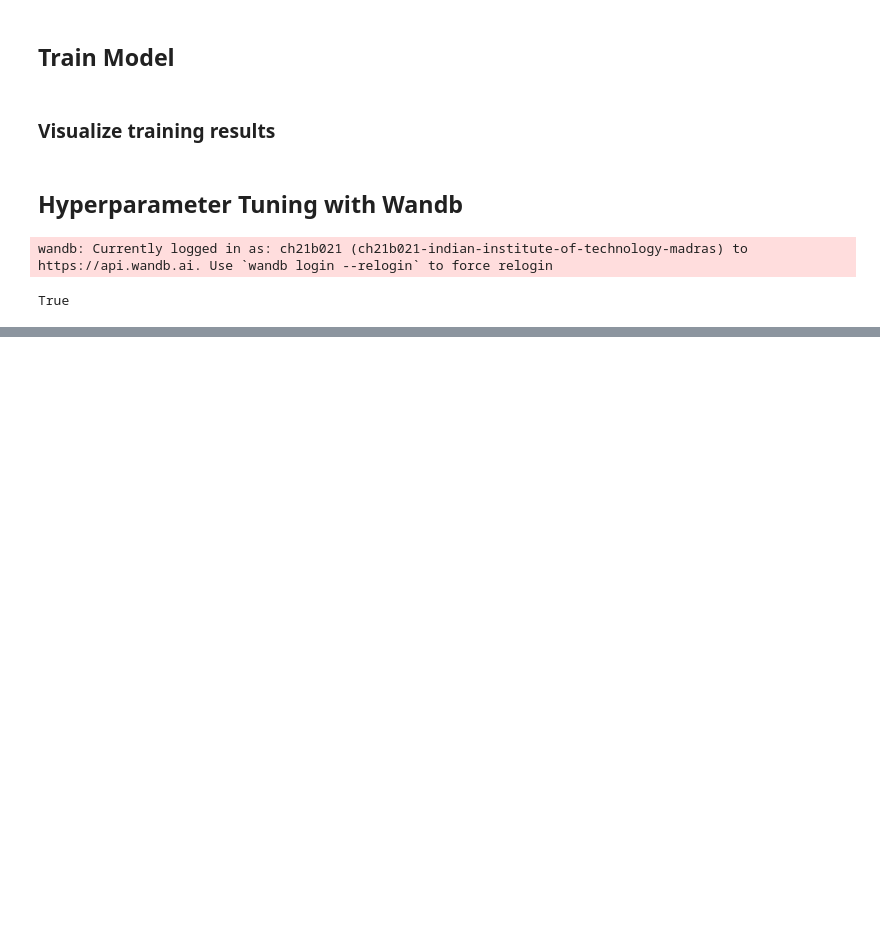
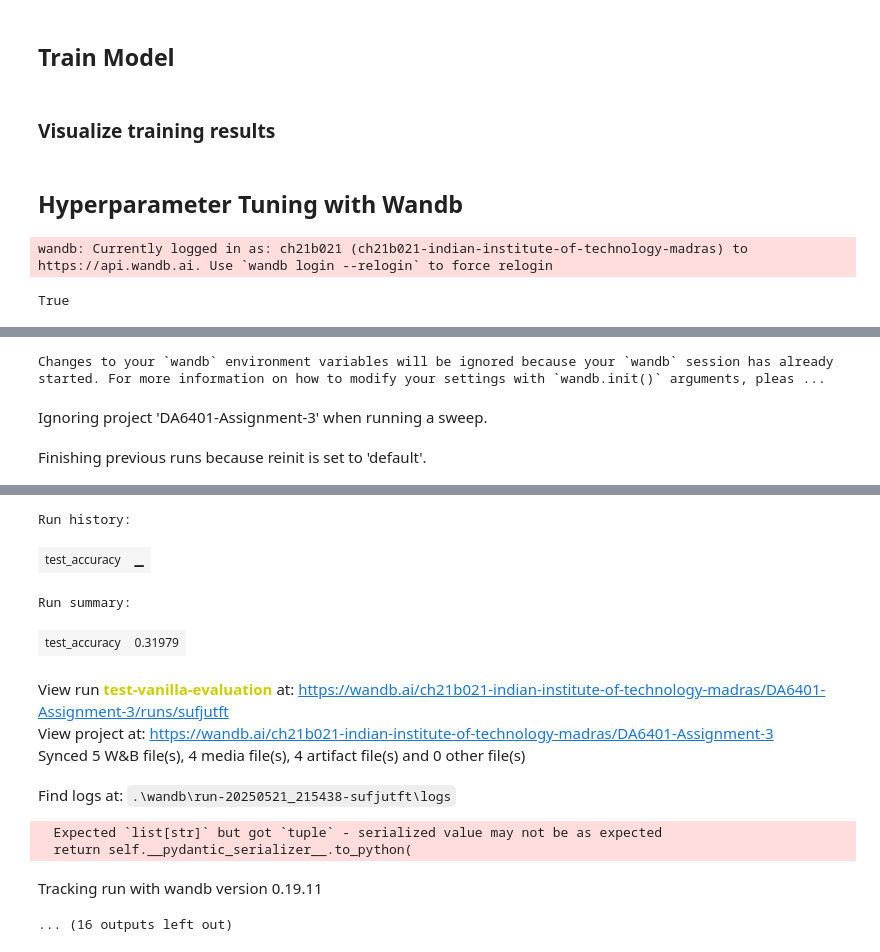
Before and after one commit to Ayaan-Labba/DA6401-Assignment-3, a Jupyter notebook: vanilla.ipynb, the cells around one changed output, grey strips where cells are left out. Saved outputs shown, nothing was run; the diff lists cells and outputs as text; code cells hidden in the pictures; blank space fills up the shorter version.

Commit message:
Vanilla test predictions

```diff
--- a/vanilla.ipynb
+++ b/vanilla.ipynb
@@ -581,0 +738,43 @@ Target: അടയാളമായി
+# %%
+best_config = {'embedding_size': 128, 'hidden_size': 128, 'num_layers': 1, 'dropout': 0.3, 'cell_type': "gru", 'batch_size': 64}
+best_model_path = "models/model_b0pab09l.pth"
+
+test_accuracy, predictions = test_model(config=best_config, model_path=best_model_path)
+# %%
+# Create a more creative visualization with color coding
+pred_fig, pred_df = visualize_predictions(predictions)
+
+pred_df
+# %%
+# Analyze the most common errors
+conf_fig, conf_df = create_character_confusion_matrix(predictions, top_n=20)
+
+conf_df
+# %%
+def test_with_wandb(run_name, config, model_path):
+    # Initialize wandb
+    wandb.init(project="DA6401-Assignment-3", name=run_name, tags=["test", "vanilla", "evaluation"])
+
+    test_accuracy, predictions = test_model(config=config, model_path=model_path)
+    # Log to wandb
+    wandb.log({"test_accuracy": test_accuracy})
+
+    pred_fig, pred_df = visualize_predictions(predictions)
+    pred_table = wandb.Table(dataframe=pred_df)
+    # Log to wandb
+    wandb.log({"sample_predictions_table": pred_table})
+    wandb.log({"sample_predictions": wandb.Image(pred_fig)})
+
+    conf_mat, conf_df = create_character_confusion_matrix(predictions)
+    # Log to wandb
+    wandb.log({"character_confusions_table": wandb.Image(conf_mat)})
+    conf_table = wandb.Table(dataframe=conf_df)
+    wandb.log({"character_confusions": conf_table})
+# %%
+run_name="test-vanilla-evaluation"
+
+test_with_wandb(run_name=run_name, config=best_config, model_path=best_model_path)
+# %% [output]
+Changes to your `wandb` environment variables will be ignored because your `wandb` session has already started. For more information on how to modify your settings with `wandb.init()` arguments, pleas ...
+Ignoring project 'DA6401-Assignment-3' when running a sweep.
+Finishing previous runs because reinit is set to 'default'.
@@ -581,0 +782,12 @@ Target: അടയാളമായി
+Run history:
+| test_accuracy | ▁ |
+Run summary:
+| test_accuracy | 0.31979 |
+View run test-vanilla-evaluation at: https://wandb.ai/ch21b021-indian-institute-of-technology-madras/DA6401-Assignment-3/runs/sufjutft
+View project at: https://wandb.ai/ch21b021-indian-institute-of-technology-madras/DA6401-Assignment-3
+Synced 5 W&B file(s), 4 media file(s), 4 artifact file(s) and 0 other file(s)
+Find logs at: .\wandb\run-20250521_215438-sufjutft\logs
+  Expected `list[str]` but got `tuple` - serialized value may not be as expected
+  return self.__pydantic_serializer__.to_python(
+Tracking run with wandb version 0.19.11
+... (16 outputs left out)
```
Also changed, not shown: parts of 14 cells of this notebook, 3 other files.
